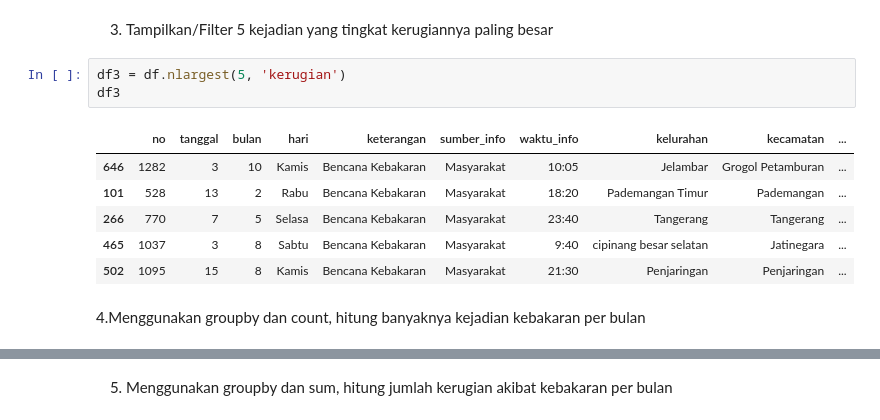
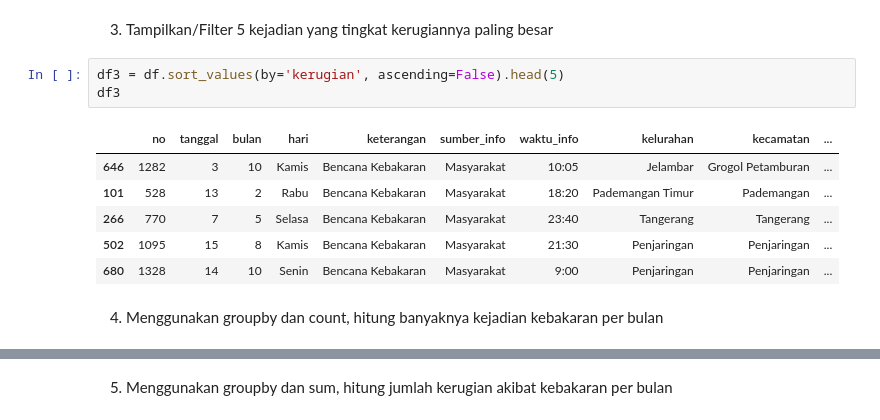
Before and after one commit to ruang-belajar/notebook-1-almustofa11, a Jupyter notebook: notebook1.ipynb, the cells around one changed output, grey strips where cells are left out. Drawn from its saved outputs; the diff is of its cells as text.

```diff
--- a/notebook1.ipynb
+++ b/notebook1.ipynb
@@ -131,14 +75,14 @@ df2
 # %% [markdown]
 3. Tampilkan/Filter 5 kejadian yang tingkat kerugiannya paling besar
 # %%
-df3 = df.nlargest(5, 'kerugian')
+df3 = df.sort_values(by='kerugian', ascending=False).head(5)
 df3
 # %% [output]
 |  | no | tanggal | bulan | hari | keterangan | sumber_info | waktu_info | kelurahan | kecamatan | ... |
 | 646 | 1282 | 3 | 10 | Kamis | Bencana Kebakaran | Masyarakat | 10:05 | Jelambar | Grogol Petamburan | ... |
 | 101 | 528 | 13 | 2 | Rabu | Bencana Kebakaran | Masyarakat | 18:20 | Pademangan Timur | Pademangan | ... |
 | 266 | 770 | 7 | 5 | Selasa | Bencana Kebakaran | Masyarakat | 23:40 | Tangerang | Tangerang | ... |
-| 465 | 1037 | 3 | 8 | Sabtu | Bencana Kebakaran | Masyarakat | 9:40 | cipinang besar selatan | Jatinegara | ... |
 | 502 | 1095 | 15 | 8 | Kamis | Bencana Kebakaran | Masyarakat | 21:30 | Penjaringan | Penjaringan | ... |
+| 680 | 1328 | 14 | 10 | Senin | Bencana Kebakaran | Masyarakat | 9:00 | Penjaringan | Penjaringan | ... |
 # %% [markdown]
-4.Menggunakan groupby dan count, hitung banyaknya kejadian kebakaran per bulan
+4. Menggunakan groupby dan count, hitung banyaknya kejadian kebakaran per bulan
```
Also changed, not shown: parts of 14 cells of this notebook.
